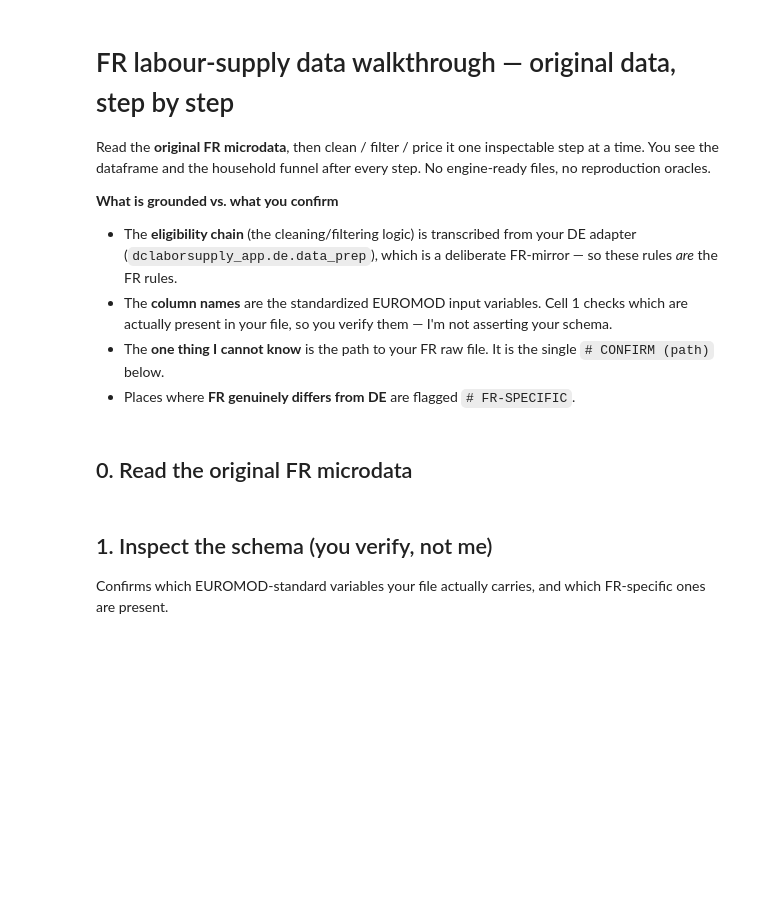
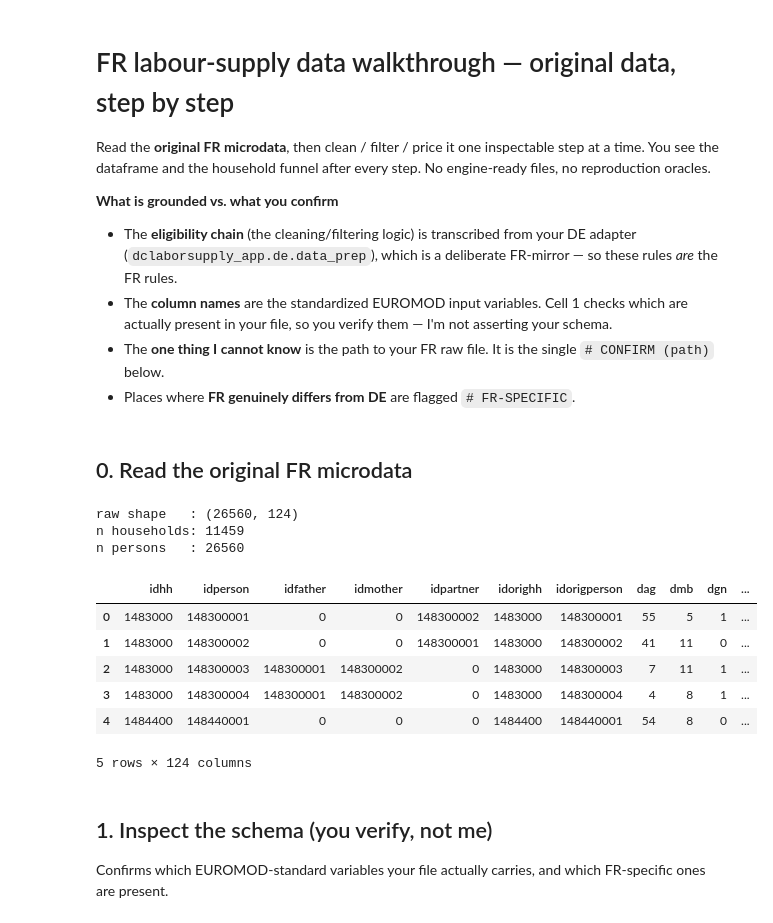
Before and after one commit to Hisham-Haydar/dclaborsupply-monorepo, a Jupyter notebook: notebooks/fr_data_walkthrough.ipynb, the cells around one changed output. Drawn from its saved outputs; the diff is of its cells as text; code cells hidden in the pictures; blank space fills up the shorter version.

```diff
--- a/notebooks/fr_data_walkthrough.ipynb
+++ b/notebooks/fr_data_walkthrough.ipynb
@@ -13,19 +13,30 @@ Read the **original FR microdata**, then clean / filter / price it one inspectab
 # %%
 import numpy as np
 import pandas as pd
 from pathlib import Path
 pd.set_option('display.max_columns', 80); pd.set_option('display.width', 200)
 
 # THE ONE INPUT I CANNOT KNOW. Your FR EU-SILC / EUROMOD-input microdata file.
 # EUROMOD input files are tab-separated .txt (same format as the DE_2017_a2.txt the
 # DE adapter reads). Fill in the real path; I am deliberately not guessing it.
-FR_RAW = Path('.../FR_2016_a3.txt')   # CONFIRM (path)
+FR_RAW = Path('C:/Users/hisham/MNL/EUROMOD-STORAGE/Data/FR/FR_2016_a3.txt')   # CONFIRM (path)
 
 raw = pd.read_csv(FR_RAW, sep='\t')   # EUROMOD input is tab-separated
 print('raw shape   :', raw.shape)
 print('n households:', raw['idhh'].nunique() if 'idhh' in raw else '? (no idhh col)')
 print('n persons   :', len(raw))
 raw.head()
+# %% [output]
+raw shape   : (26560, 124)
+n households: 11459
+n persons   : 26560
+|  | idhh | idperson | idfather | idmother | idpartner | idorighh | idorigperson | dag | dmb | dgn | ... |
+| 0 | 1483000 | 148300001 | 0 | 0 | 148300002 | 1483000 | 148300001 | 55 | 5 | 1 | ... |
+| 1 | 1483000 | 148300002 | 0 | 0 | 148300001 | 1483000 | 148300002 | 41 | 11 | 0 | ... |
+| 2 | 1483000 | 148300003 | 148300001 | 148300002 | 0 | 1483000 | 148300003 | 7 | 11 | 1 | ... |
+| 3 | 1483000 | 148300004 | 148300001 | 148300002 | 0 | 1483000 | 148300004 | 4 | 8 | 1 | ... |
+| 4 | 1484400 | 148440001 | 0 | 0 | 0 | 1484400 | 148440001 | 54 | 8 | 0 | ... |
+5 rows × 124 columns
 # %% [markdown]
 ## 1. Inspect the schema (you verify, not me)
 Confirms which EUROMOD-standard variables your file actually carries, and which FR-specific ones are present.
```
Also changed, not shown: parts of 15 cells of this notebook, 1 other file.
